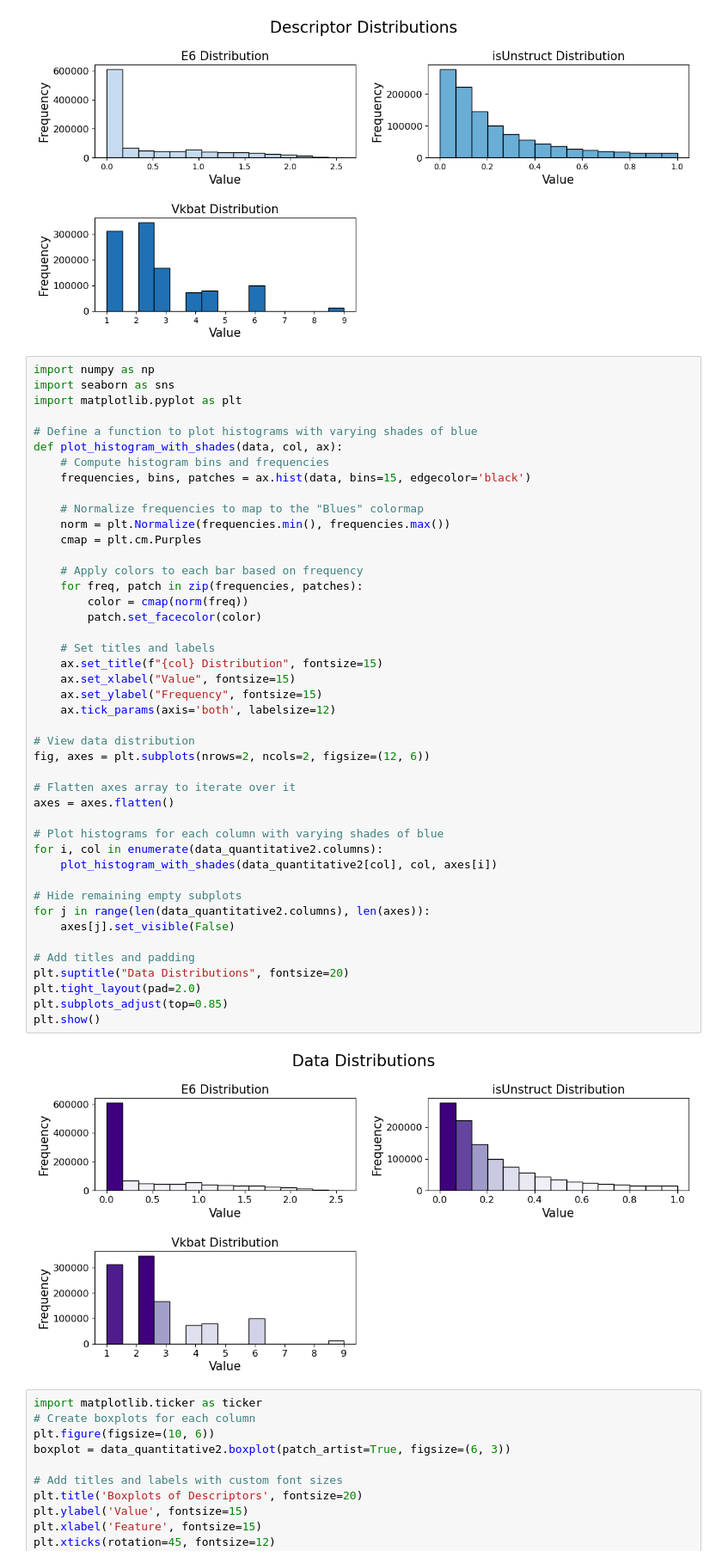
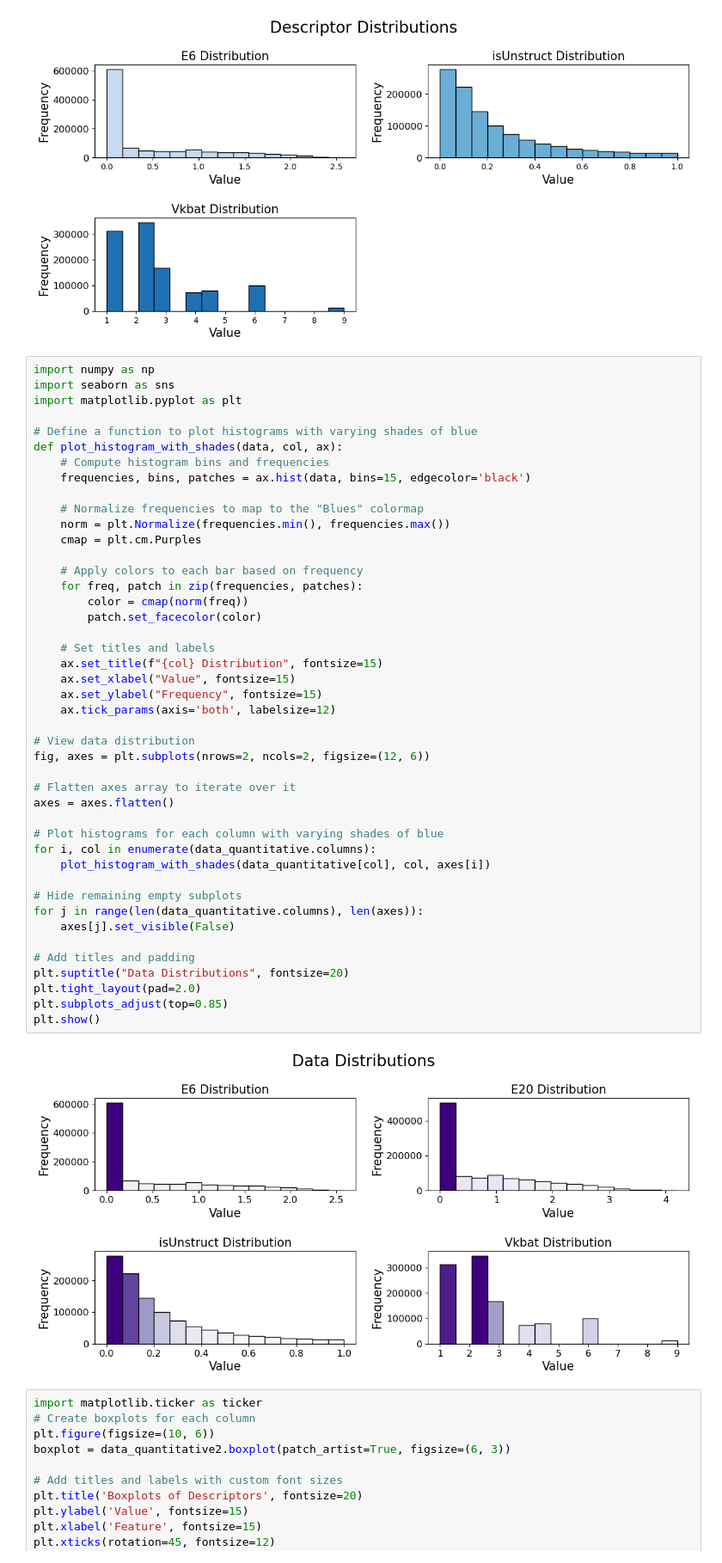
Before and after one commit to cristopher-d-delgado/research-LustigGroup-SJSU, a Jupyter notebook: modeling.ipynb, the cells around one changed output. Shown: that part at 86% size. Saved outputs shown, nothing was run; the diff lists cells and outputs as text.

```diff
--- a/modeling.ipynb
+++ b/modeling.ipynb
@@ -295,37 +295,37 @@ def plot_histogram_with_shades(data, col, ax):
     cmap = plt.cm.Purples
 
     # Apply colors to each bar based on frequency
     for freq, patch in zip(frequencies, patches):
         color = cmap(norm(freq))
         patch.set_facecolor(color)
 
     # Set titles and labels
     ax.set_title(f"{col} Distribution", fontsize=15)
     ax.set_xlabel("Value", fontsize=15)
     ax.set_ylabel("Frequency", fontsize=15)
     ax.tick_params(axis='both', labelsize=12)
 
 # View data distribution
 fig, axes = plt.subplots(nrows=2, ncols=2, figsize=(12, 6))
 
 # Flatten axes array to iterate over it
 axes = axes.flatten()
 
 # Plot histograms for each column with varying shades of blue
-for i, col in enumerate(data_quantitative2.columns):
-    plot_histogram_with_shades(data_quantitative2[col], col, axes[i])
+for i, col in enumerate(data_quantitative.columns):
+    plot_histogram_with_shades(data_quantitative[col], col, axes[i])
 
 # Hide remaining empty subplots
-for j in range(len(data_quantitative2.columns), len(axes)):
+for j in range(len(data_quantitative.columns), len(axes)):
     axes[j].set_visible(False)
 
 # Add titles and padding
 plt.suptitle("Data Distributions", fontsize=20)
 plt.tight_layout(pad=2.0)
 plt.subplots_adjust(top=0.85)
 plt.show()
 # %% [output]
-[figure, old version]
+[figure, new version]
 # %%
 import matplotlib.ticker as ticker
 # Create boxplots for each column
```
Also changed, not shown: parts of 20 cells of this notebook.
